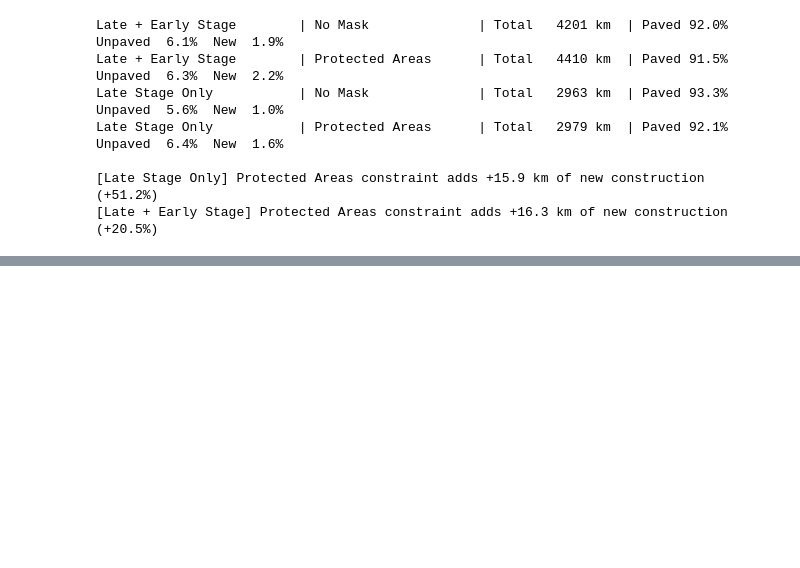
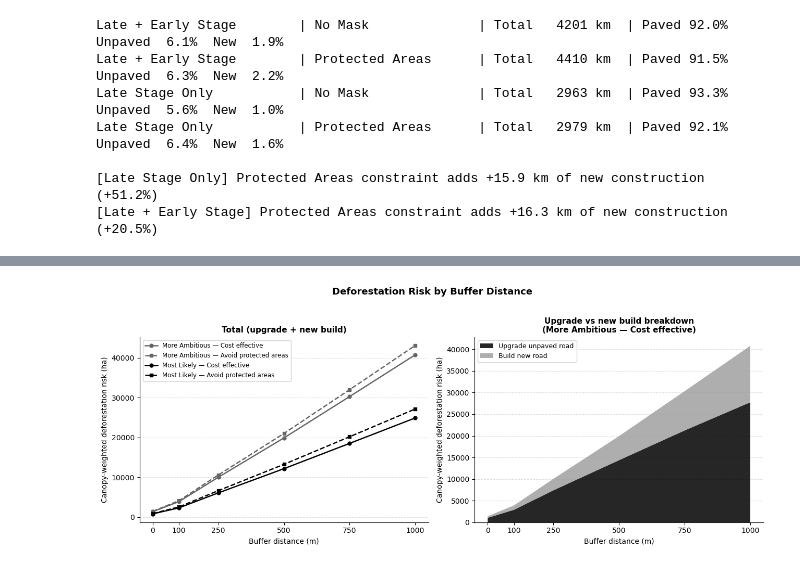
Before and after one commit to movephutthaphaiboon/strategic-road-planning, a Jupyter notebook: notebook/03_analysis.ipynb, the cells around one changed output, grey strips where cells are left out. Drawn from its saved outputs; the diff is of its cells as text; code cells hidden in the pictures; blank space fills up the shorter version.

```diff
--- a/notebook/03_analysis.ipynb
+++ b/notebook/03_analysis.ipynb
@@ -714,0 +861,50 @@ Late Stage Only           | Protected Areas      | Total   2979 km  | Paved 92.1
+# %%
+# Deforestation risk vs buffer distance — 4 scenarios as lines
+SCENARIO_STYLES = {
+    ("Late Stage Only",    "No Mask"):          dict(color="black",  linestyle="-",  marker="o", label="Most Likely — Cost effective"),
+    ("Late Stage Only",    "Protected Areas"):  dict(color="black",  linestyle="--", marker="s", label="Most Likely — Avoid protected areas"),
+    ("Late + Early Stage", "No Mask"):          dict(color="#666666",linestyle="-",  marker="o", label="More Ambitious — Cost effective"),
+    ("Late + Early Stage", "Protected Areas"):  dict(color="#666666",linestyle="--", marker="s", label="More Ambitious — Avoid protected areas"),
+}
+
+fig, axes = plt.subplots(1, 2, figsize=(13, 5))
+fig.suptitle("Deforestation Risk by Buffer Distance", fontsize=13, fontweight="bold", y=1.02)
+
+# Left: total action deforestation
+ax = axes[0]
+for _, row in df7.iterrows():
+    style = SCENARIO_STYLES[(row["mining_stage"], row["mask_type"])]
+    vals  = [row[f"defor_action_{b}m_ha"] for b in BUFFER_DISTS]
+    ax.plot(BUFFER_DISTS, vals, linewidth=1.8, markersize=5, **style)
+ax.set_xlabel("Buffer distance (m)")
+ax.set_ylabel("Canopy-weighted deforestation risk (ha)")
+ax.set_title("Total (upgrade + new build)", fontsize=11, fontweight="bold")
+ax.set_xticks(BUFFER_DISTS)
+ax.yaxis.grid(True, linestyle="--", alpha=0.4); ax.set_axisbelow(True)
+ax.spines["top"].set_visible(False); ax.spines["right"].set_visible(False)
+
+# Right: upgrade vs new build at each buffer for the "More Ambitious — Cost effective" scenario
+# Shows how much of the risk comes from upgrading existing vs building new roads
+ax = axes[1]
+ref_row = df7.loc[(df7["mining_stage"] == "Late + Early Stage") & (df7["mask_type"] == "No Mask")].iloc[0]
+upgrade_vals = [ref_row[f"defor_upgrade_{b}m_ha"] for b in BUFFER_DISTS]
+build_vals   = [ref_row[f"defor_build_{b}m_ha"]   for b in BUFFER_DISTS]
+ax.stackplot(BUFFER_DISTS, upgrade_vals, build_vals,
+             labels=["Upgrade unpaved road", "Build new road"],
+             colors=["#000000", "#a0a0a0"], alpha=0.85)
+ax.set_xlabel("Buffer distance (m)")
+ax.set_ylabel("Canopy-weighted deforestation risk (ha)")
+ax.set_title("Upgrade vs new build breakdown\n(More Ambitious — Cost effective)", fontsize=11, fontweight="bold")
+ax.set_xticks(BUFFER_DISTS)
+ax.yaxis.grid(True, linestyle="--", alpha=0.4); ax.set_axisbelow(True)
+ax.spines["top"].set_visible(False); ax.spines["right"].set_visible(False)
+ax.legend(fontsize=9, loc="upper left")
+
+# Shared legend for left panel
+axes[0].legend(fontsize=8.5, loc="upper left", frameon=True)
+
+plt.tight_layout()
+plt.savefig(RESULTS_DIR_B07 / "fig_deforestation_buffer.png", dpi=150, bbox_inches="tight")
+plt.show()
+# %% [output]
+[figure, added]
```
Also changed, not shown: parts of 12 cells of this notebook, 3 other files.
